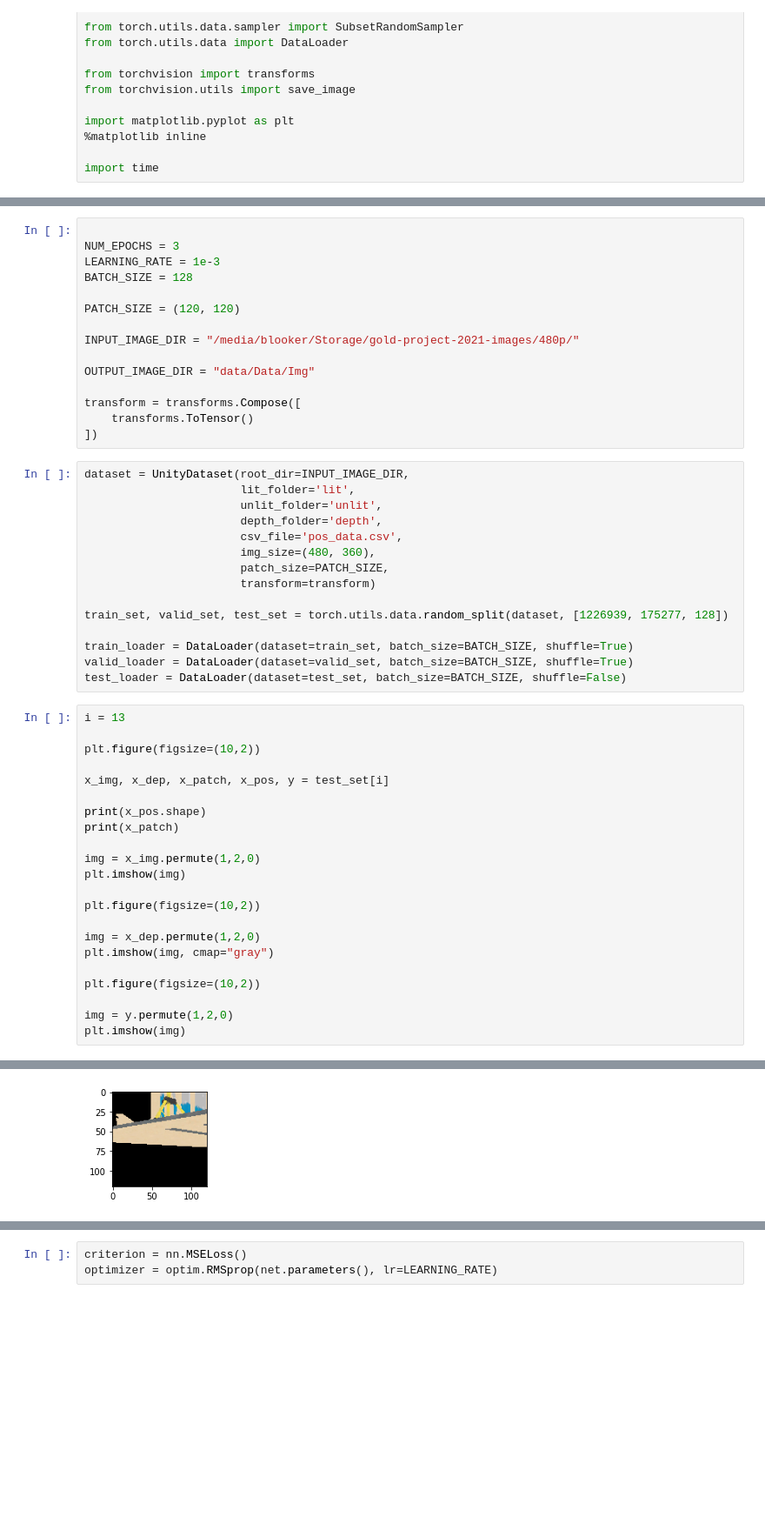
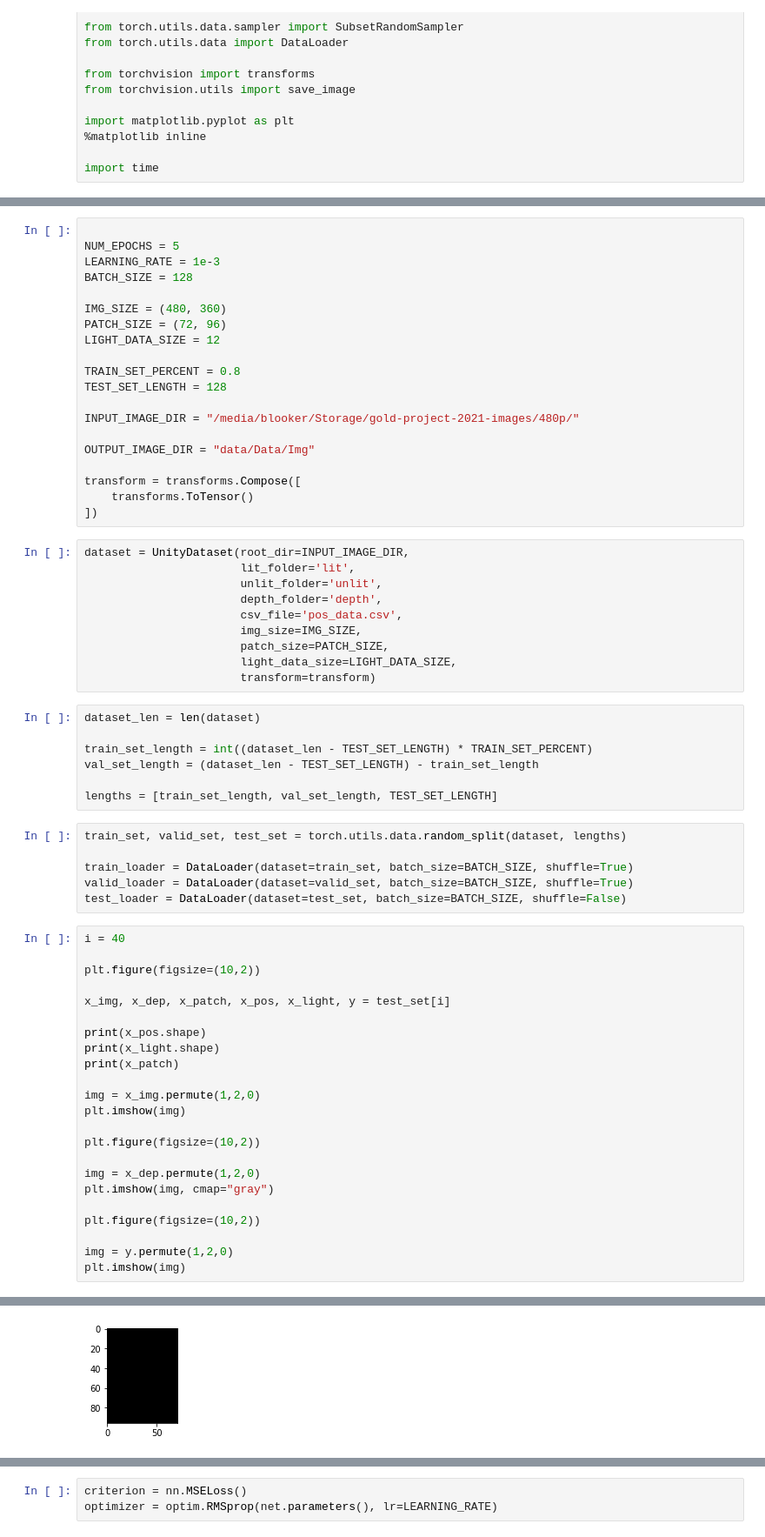
Before and after one commit to Blooker/gold-project-2021-ml, a Jupyter notebook: main.ipynb, the cells around one changed output, grey strips where cells are left out. Shown at 87% size. Cells and saved outputs as stored; diff of their text form; blank space fills up the shorter version.

Commit message:
✨ New model, which is now additionally trained with positions and directions of light sources

```diff
--- a/main.ipynb
+++ b/main.ipynb
@@ -25,10 +34,15 @@ import time
 # %%
 
-NUM_EPOCHS = 3
+NUM_EPOCHS = 5
 LEARNING_RATE = 1e-3
 BATCH_SIZE = 128
 
-PATCH_SIZE = (120, 120)
+IMG_SIZE = (480, 360)
+PATCH_SIZE = (72, 96)
+LIGHT_DATA_SIZE = 12
+
+TRAIN_SET_PERCENT = 0.8
+TEST_SET_LENGTH = 128
 
 INPUT_IMAGE_DIR = "/media/blooker/Storage/gold-project-2021-images/480p/"
 
@@ -37,29 +51,38 @@ OUTPUT_IMAGE_DIR = "data/Data/Img"
 transform = transforms.Compose([
     transforms.ToTensor()
 ])
+# %%
+dataset = UnityDataset(root_dir=INPUT_IMAGE_DIR,
+                       lit_folder='lit',
+                       unlit_folder='unlit',
+                       depth_folder='depth',
+                       csv_file='pos_data.csv',
+                       img_size=IMG_SIZE,
+                       patch_size=PATCH_SIZE,
+                       light_data_size=LIGHT_DATA_SIZE,
+                       transform=transform)
+# %%
+dataset_len = len(dataset)
+
+train_set_length = int((dataset_len - TEST_SET_LENGTH) * TRAIN_SET_PERCENT)
+val_set_length = (dataset_len - TEST_SET_LENGTH) - train_set_length
+
+lengths = [train_set_length, val_set_length, TEST_SET_LENGTH]
 # %%
-dataset = UnityDataset(root_dir=INPUT_IMAGE_DIR,
-                       lit_folder='lit',
-                       unlit_folder='unlit',
-                       depth_folder='depth',
-                       csv_file='pos_data.csv',
-                       img_size=(480, 360),
-                       patch_size=PATCH_SIZE,
-                       transform=transform)
-
-train_set, valid_set, test_set = torch.utils.data.random_split(dataset, [1226939, 175277, 128])
+train_set, valid_set, test_set = torch.utils.data.random_split(dataset, lengths)
 
 train_loader = DataLoader(dataset=train_set, batch_size=BATCH_SIZE, shuffle=True)
 valid_loader = DataLoader(dataset=valid_set, batch_size=BATCH_SIZE, shuffle=True)
 test_loader = DataLoader(dataset=test_set, batch_size=BATCH_SIZE, shuffle=False)
 # %%
-i = 13
+i = 40
 
 plt.figure(figsize=(10,2))
 
-x_img, x_dep, x_patch, x_pos, y = test_set[i]
+x_img, x_dep, x_patch, x_pos, x_light, y = test_set[i]
 
 print(x_pos.shape)
+print(x_light.shape)
 print(x_patch)
 
 img = x_img.permute(1,2,0)
@@ -80,2 +104,2 @@ torch.Size([1164])
 <matplotlib.image.AxesImage at 0x...>
-[figure, old version]
+[figure, new version]
```
Also changed, not shown: parts of 12 cells of this notebook, 1 other file.
